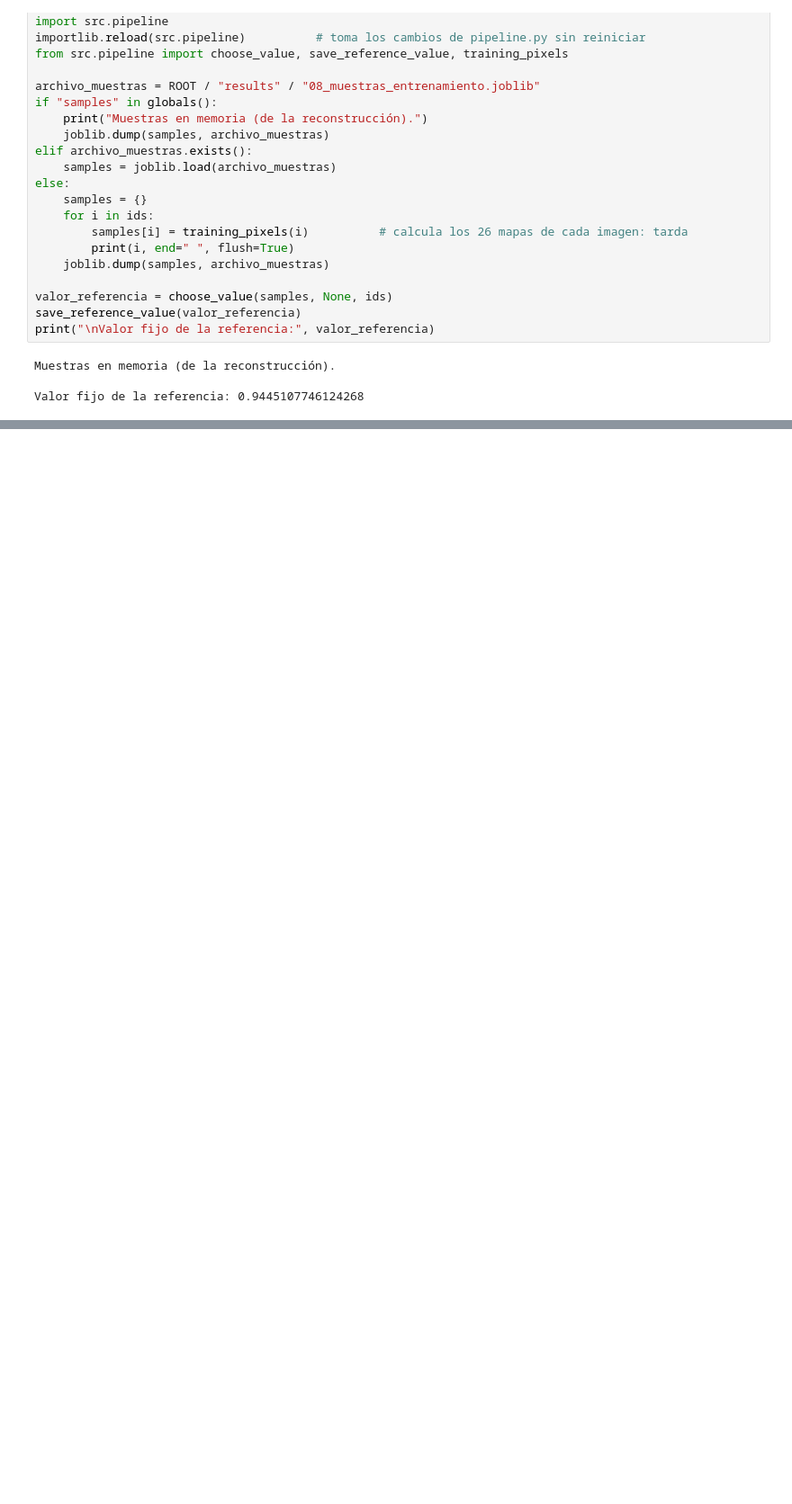
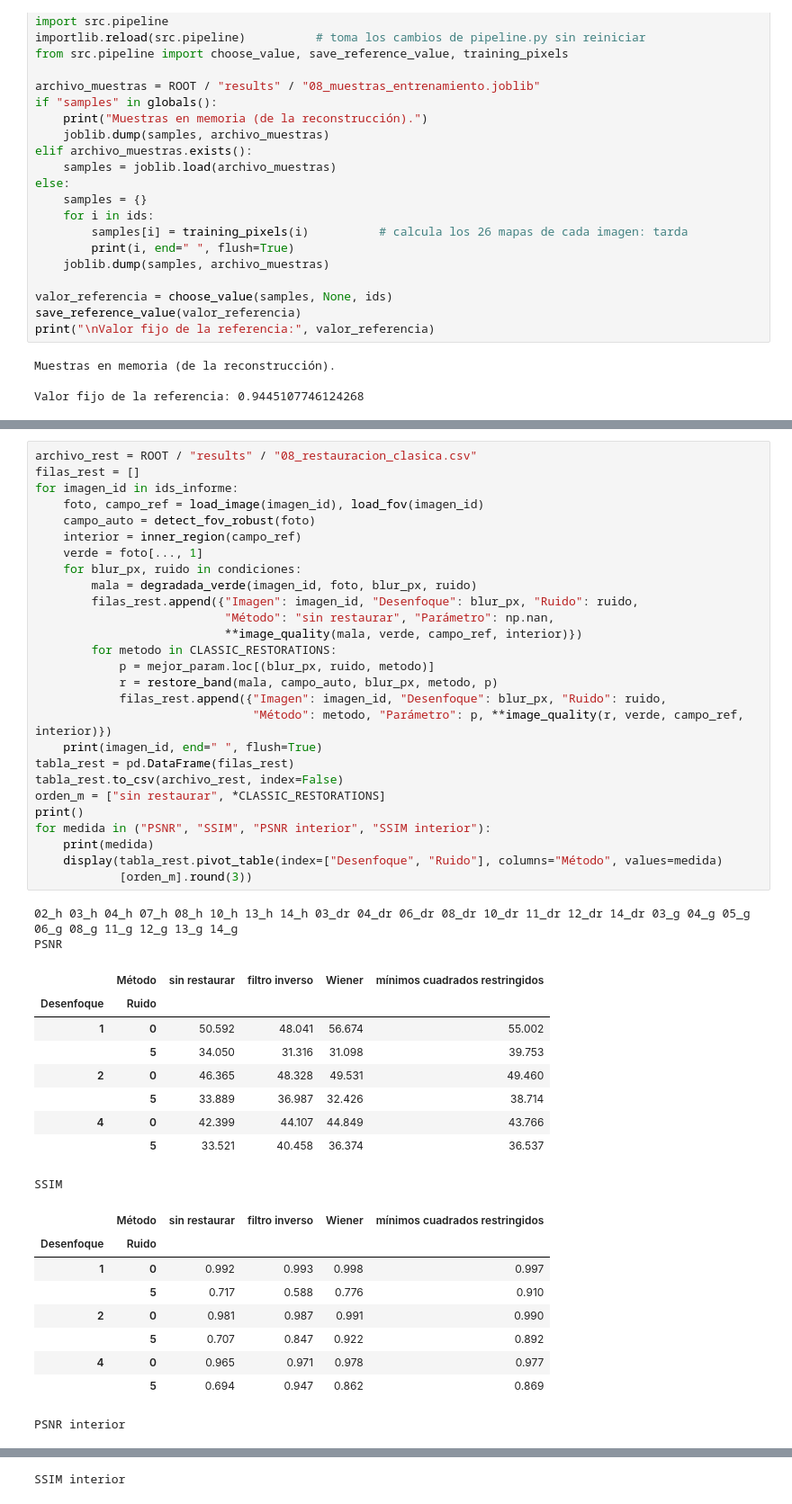
Before and after one commit to afrateitba/TP-PSI-G8, a Jupyter notebook: notebooks/08_robustez.ipynb, the cells around one changed output, grey strips where cells are left out. Shown at 90% size. Saved outputs shown, nothing was run; the diff lists cells and outputs as text; blank space fills up the shorter version.

```diff
--- a/notebooks/08_robustez.ipynb
+++ b/notebooks/08_robustez.ipynb
@@ -576,0 +685,48 @@ Valor fijo de la referencia: 0.9445107746124268
+# %%
+archivo_rest = ROOT / "results" / "08_restauracion_clasica.csv"
+filas_rest = []
+for imagen_id in ids_informe:
+    foto, campo_ref = load_image(imagen_id), load_fov(imagen_id)
+    campo_auto = detect_fov_robust(foto)
+    interior = inner_region(campo_ref)
+    verde = foto[..., 1]
+    for blur_px, ruido in condiciones:
+        mala = degradada_verde(imagen_id, foto, blur_px, ruido)
+        filas_rest.append({"Imagen": imagen_id, "Desenfoque": blur_px, "Ruido": ruido,
+                           "Método": "sin restaurar", "Parámetro": np.nan,
+                           **image_quality(mala, verde, campo_ref, interior)})
+        for metodo in CLASSIC_RESTORATIONS:
+            p = mejor_param.loc[(blur_px, ruido, metodo)]
+            r = restore_band(mala, campo_auto, blur_px, metodo, p)
+            filas_rest.append({"Imagen": imagen_id, "Desenfoque": blur_px, "Ruido": ruido,
+                               "Método": metodo, "Parámetro": p, **image_quality(r, verde, campo_ref, interior)})
+    print(imagen_id, end=" ", flush=True)
+tabla_rest = pd.DataFrame(filas_rest)
+tabla_rest.to_csv(archivo_rest, index=False)
+orden_m = ["sin restaurar", *CLASSIC_RESTORATIONS]
+print()
+for medida in ("PSNR", "SSIM", "PSNR interior", "SSIM interior"):
+    print(medida)
+    display(tabla_rest.pivot_table(index=["Desenfoque", "Ruido"], columns="Método", values=medida)
+            [orden_m].round(3))
+# %% [output]
+02_h 03_h 04_h 07_h 08_h 10_h 13_h 14_h 03_dr 04_dr 06_dr 08_dr 10_dr 11_dr 12_dr 14_dr 03_g 04_g 05_g 06_g 08_g 11_g 12_g 13_g 14_g
+PSNR
+|  | Método | sin restaurar | filtro inverso | Wiener | mínimos cuadrados restringidos |
+| Desenfoque | Ruido |  |  |  |  |
+| 1 | 0 | 50.592 | 48.041 | 56.674 | 55.002 |
+|  | 5 | 34.050 | 31.316 | 31.098 | 39.753 |
+| 2 | 0 | 46.365 | 48.328 | 49.531 | 49.460 |
+|  | 5 | 33.889 | 36.987 | 32.426 | 38.714 |
+| 4 | 0 | 42.399 | 44.107 | 44.849 | 43.766 |
+|  | 5 | 33.521 | 40.458 | 36.374 | 36.537 |
+SSIM
+|  | Método | sin restaurar | filtro inverso | Wiener | mínimos cuadrados restringidos |
+| Desenfoque | Ruido |  |  |  |  |
+| 1 | 0 | 0.992 | 0.993 | 0.998 | 0.997 |
+|  | 5 | 0.717 | 0.588 | 0.776 | 0.910 |
+| 2 | 0 | 0.981 | 0.987 | 0.991 | 0.990 |
+|  | 5 | 0.707 | 0.847 | 0.922 | 0.892 |
+| 4 | 0 | 0.965 | 0.971 | 0.978 | 0.977 |
+|  | 5 | 0.694 | 0.947 | 0.862 | 0.869 |
+PSNR interior
@@ -576,0 +741 @@ Valor fijo de la referencia: 0.9445107746124268
+SSIM interior
```
Also changed, not shown: parts of 6 cells of this notebook, 2 other files.
